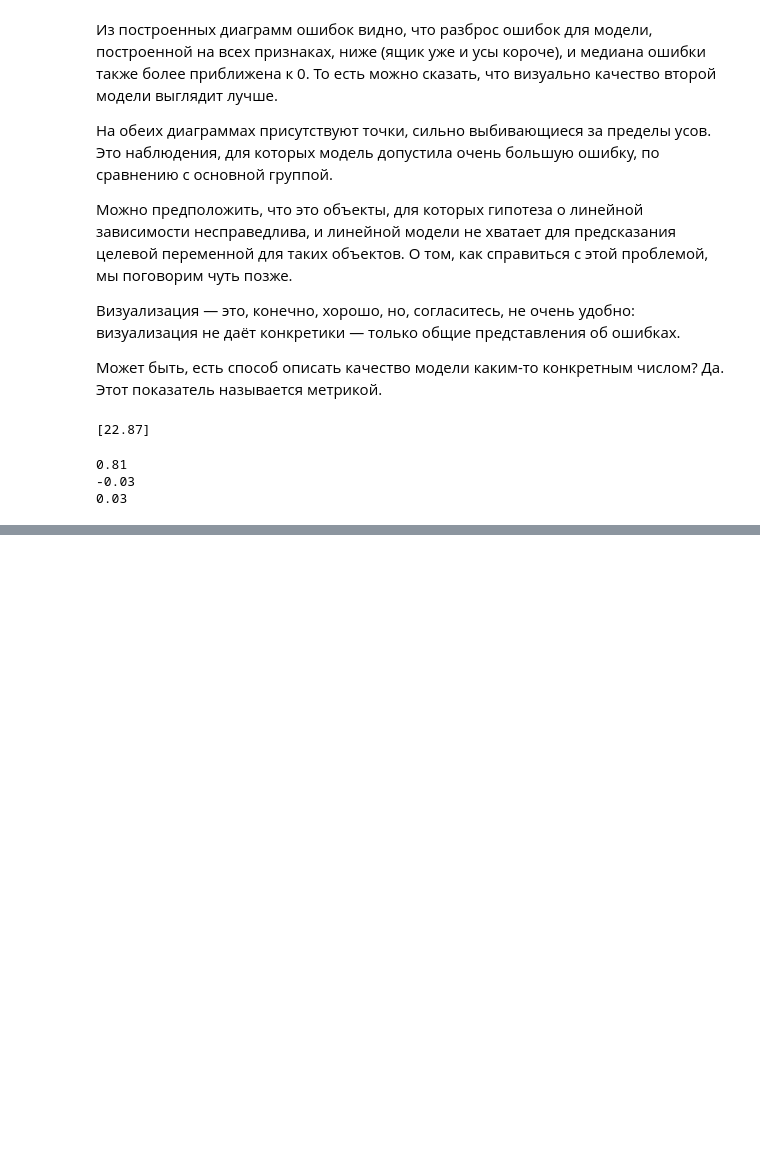
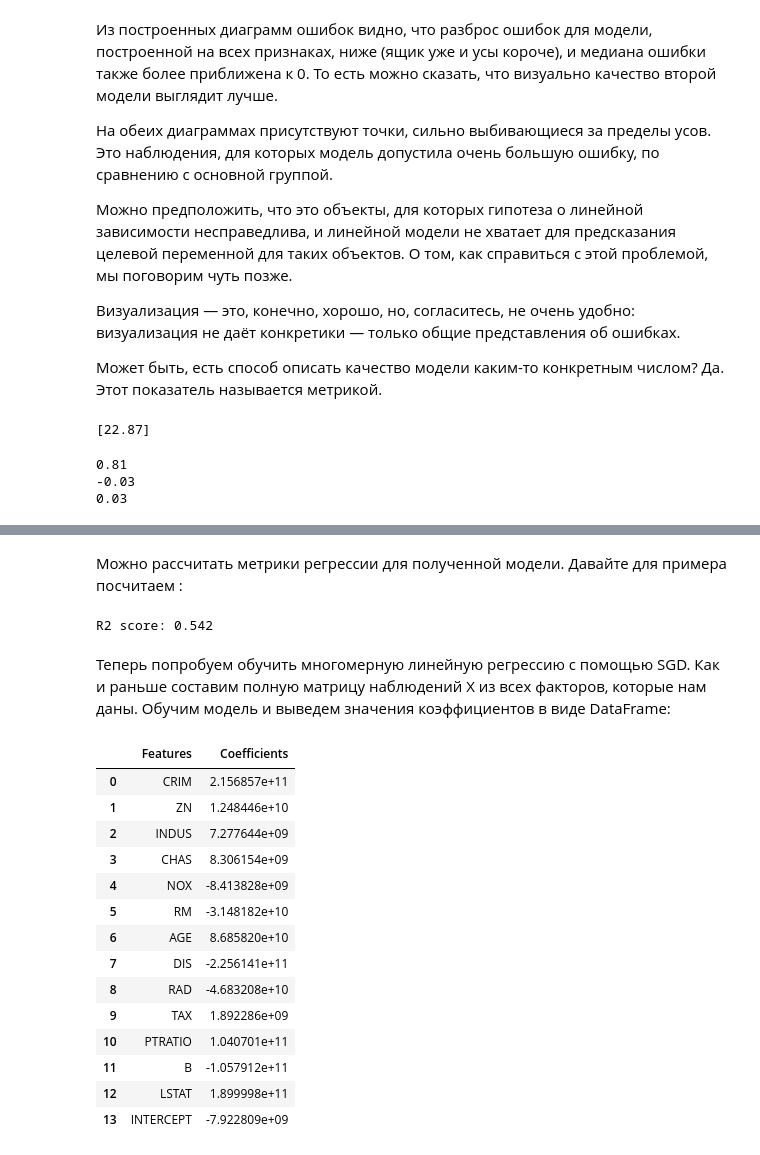
Before and after one commit to Vezdexod/sf_data_science, a Jupyter notebook: Data_Science_memory/ML2/ML2.ipynb, the cells around one changed output, grey strips where cells are left out. Saved outputs shown, nothing was run; the diff lists cells and outputs as text; code cells hidden in the pictures; blank space fills up the shorter version.

```diff
--- a/Data_Science_memory/ML2/ML2.ipynb
+++ b/Data_Science_memory/ML2/ML2.ipynb
@@ -355,0 +501,43 @@ print('{:.2f}'.format(w[3]))
+# %% [markdown]
+Можно рассчитать метрики регрессии для полученной модели. Давайте для примера посчитаем :
+# %%
+print('R2 score: {:.3f}'.format(metrics.r2_score(y, y_predict)))
+# R2 score: 0.542
+# %% [output]
+R2 score: 0.542
+# %% [markdown]
+Теперь попробуем обучить многомерную линейную регрессию с помощью SGD. Как и раньше составим полную матрицу наблюдений X из всех факторов, которые нам даны. Обучим модель и выведем значения коэффициентов в виде DataFrame:
+# %%
+#Составляем список факторов (исключили целевой столбец)
+features = boston_data.drop('MEDV', axis=1).columns
+#Составляем матрицу наблюдений X и вектор ответов y
+X = boston_data[features]
+y = boston_data['MEDV']
+
+#Создаём объект класса линейной регрессии с SGD
+sgd_lr_full = linear_model.SGDRegressor(random_state=42)
+#Обучаем модель — ищем параметры по методу SGD
+sgd_lr_full.fit(X, y)
+
+#Составляем таблицу из признаков и их коэффициентов
+w_df = pd.DataFrame({'Features': features, 'Coefficients': sgd_lr_full.coef_})
+#Составляем строчку таблицы со свободным членом
+intercept_df =pd.DataFrame({'Features': ['INTERCEPT'], 'Coefficients': sgd_lr_full.intercept_})
+coef_df = pd.concat([w_df, intercept_df], ignore_index=True)
+display(coef_df)
+# %% [output]
+|  | Features | Coefficients |
+| 0 | CRIM | 2.156857e+11 |
+| 1 | ZN | 1.248446e+10 |
+| 2 | INDUS | 7.277644e+09 |
+| 3 | CHAS | 8.306154e+09 |
+| 4 | NOX | -8.413828e+09 |
+| 5 | RM | -3.148182e+10 |
+| 6 | AGE | 8.685820e+10 |
+| 7 | DIS | -2.256141e+11 |
+| 8 | RAD | -4.683208e+10 |
+| 9 | TAX | 1.892286e+09 |
+| 10 | PTRATIO | 1.040701e+11 |
+| 11 | B | -1.057912e+11 |
+| 12 | LSTAT | 1.899998e+11 |
+| 13 | INTERCEPT | -7.922809e+09 |
```
Also changed, not shown: parts of 72 cells of this notebook.
